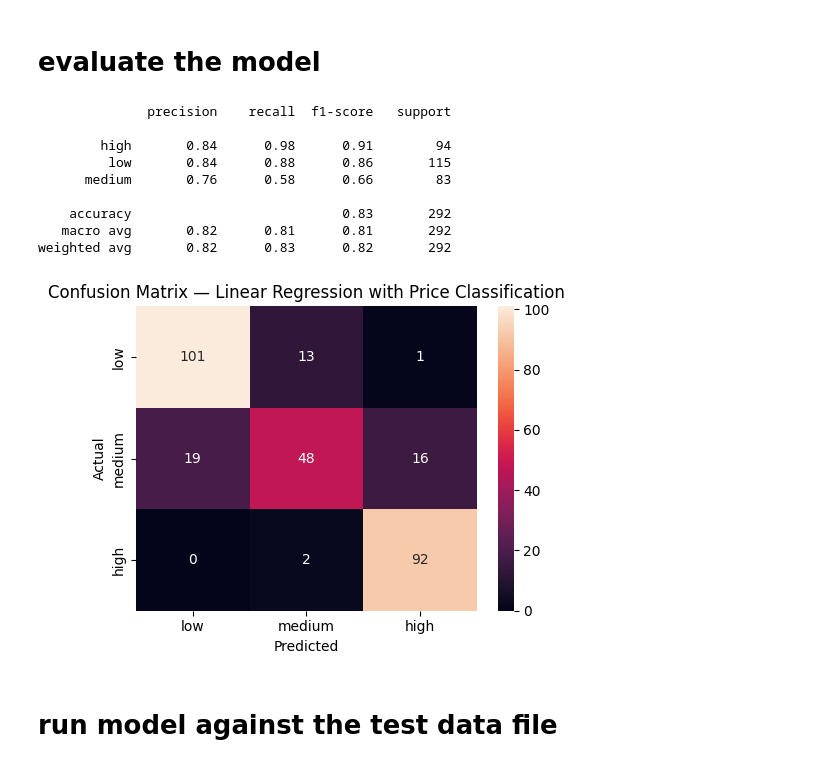
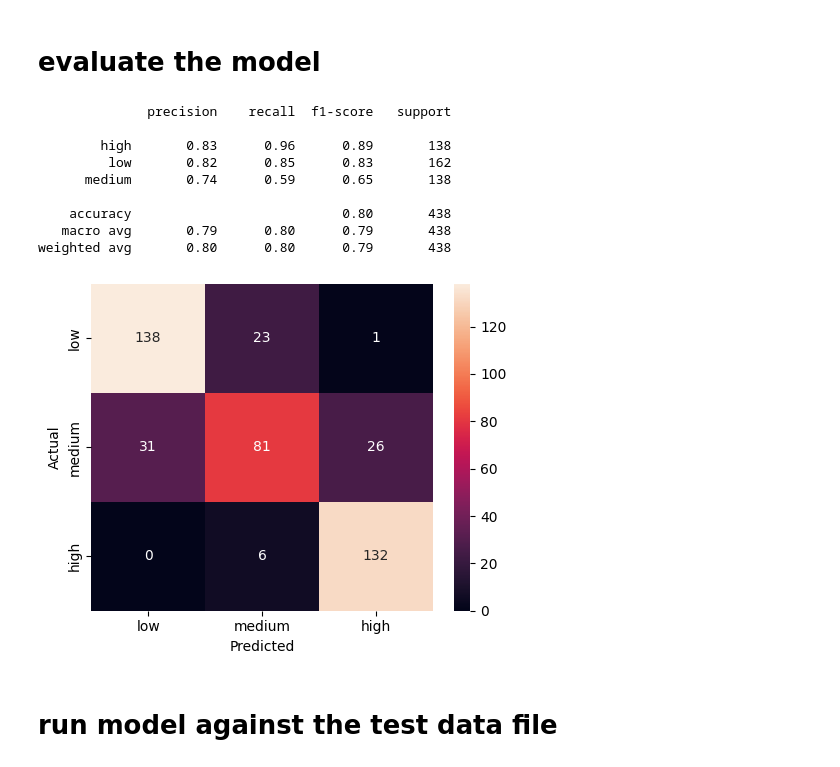
Before and after one commit to byrddroppings/d789, a Jupyter notebook: linear-regression.ipynb, the cells around one changed output. Drawn from its saved outputs; the diff is of its cells as text; code cells hidden in the pictures.

```diff
--- a/linear-regression.ipynb
+++ b/linear-regression.ipynb
@@ -15,7 +15,7 @@ from sklearn.model_selection import train_test_split
 
 X_train, X_test, y_train, y_test = train_test_split(
     X, y,
-    test_size=0.2,
+    test_size=0.3,
     random_state=42
 )
 # %% [markdown]
@@ -74,8 +74,14 @@ pipeline = Pipeline(steps=[
 param_grid = {
     "selector": [
         "passthrough",
+        SelectKBest(score_func=f_regression, k=50),
+        SelectKBest(score_func=mutual_info_regression, k=50),
         SelectKBest(score_func=f_regression, k=100),
         SelectKBest(score_func=mutual_info_regression, k=100),
+        SelectKBest(score_func=f_regression, k=150),
+        SelectKBest(score_func=mutual_info_regression, k=150),
+        SelectKBest(score_func=f_regression, k=200),
+        SelectKBest(score_func=mutual_info_regression, k=200),
     ],
 }
 
@@ -174,37 +204,36 @@ training_results.to_csv("results_linear.csv", index=False)
 # %%
 from sklearn.metrics import classification_report, confusion_matrix
 
 print(classification_report(y_test_cat, y_pred_cat))
 
 cm = confusion_matrix(y_test_cat, y_pred_cat, labels=price_bins_labels)
 
 import matplotlib.pyplot as plt
 import seaborn as sns
 
 plt.figure(figsize=(5,4))
 sns.heatmap(
     cm,
     annot=True,
     fmt="d",
     xticklabels=price_bins_labels,
     yticklabels=price_bins_labels
 )
 plt.xlabel("Predicted")
 plt.ylabel("Actual")
-plt.title("Confusion Matrix — Linear Regression with Price Classification")
 plt.tight_layout()
 plt.show()
 # %% [output]
               precision    recall  f1-score   support
 
-        high       0.84      0.98      0.91        94
-         low       0.84      0.88      0.86       115
-      medium       0.76      0.58      0.66        83
+        high       0.83      0.96      0.89       138
+         low       0.82      0.85      0.83       162
+      medium       0.74      0.59      0.65       138
 
-    accuracy                           0.83       292
-   macro avg       0.82      0.81      0.81       292
-weighted avg       0.82      0.83      0.82       292
+    accuracy                           0.80       438
+   macro avg       0.79      0.80      0.79       438
+weighted avg       0.80      0.80      0.79       438
-[figure, old version]
+[figure, new version]
 # %% [markdown]
 # run model against the test data file
 # %%
```
Also changed, not shown: parts of 4 cells of this notebook, 11 other files.
